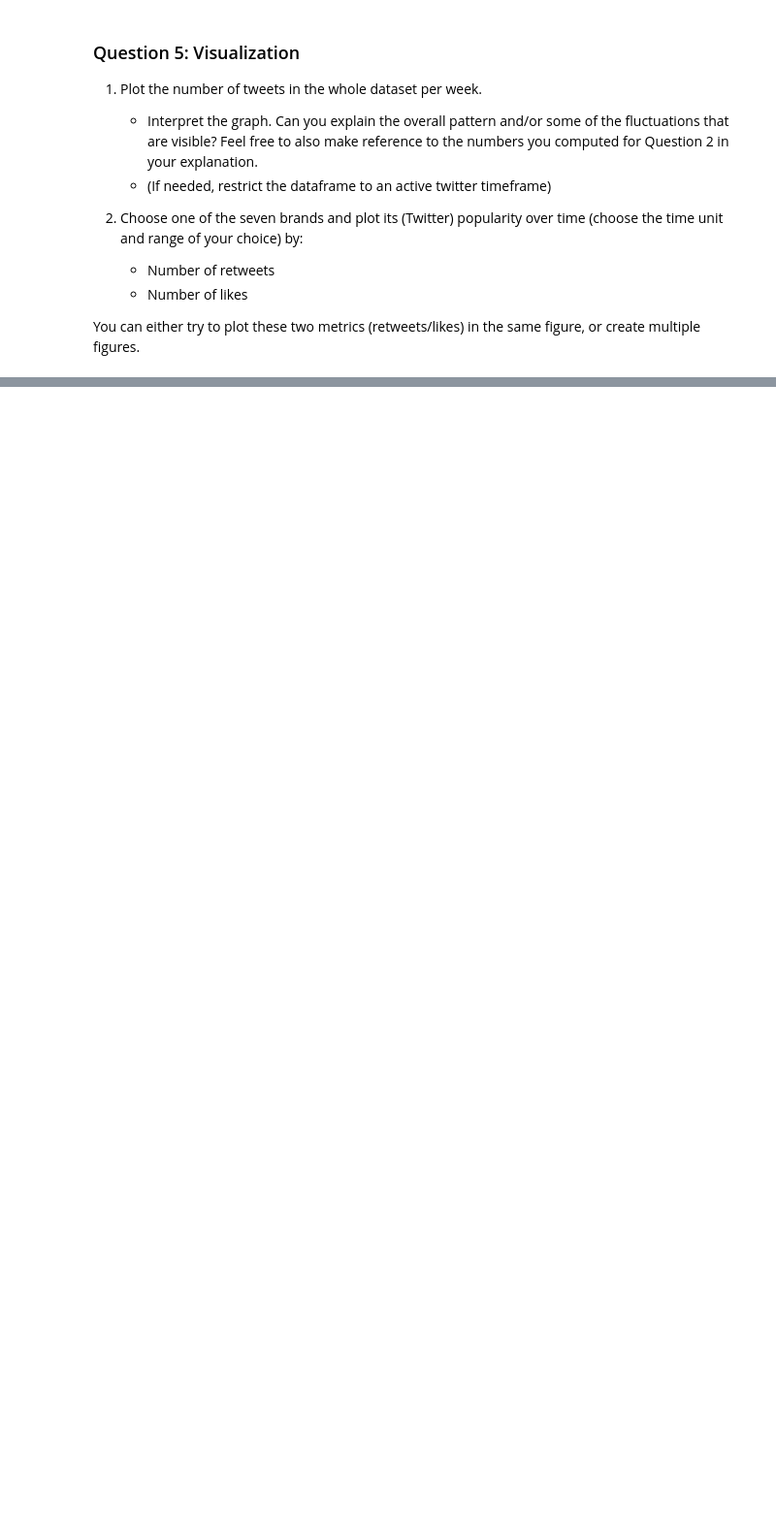
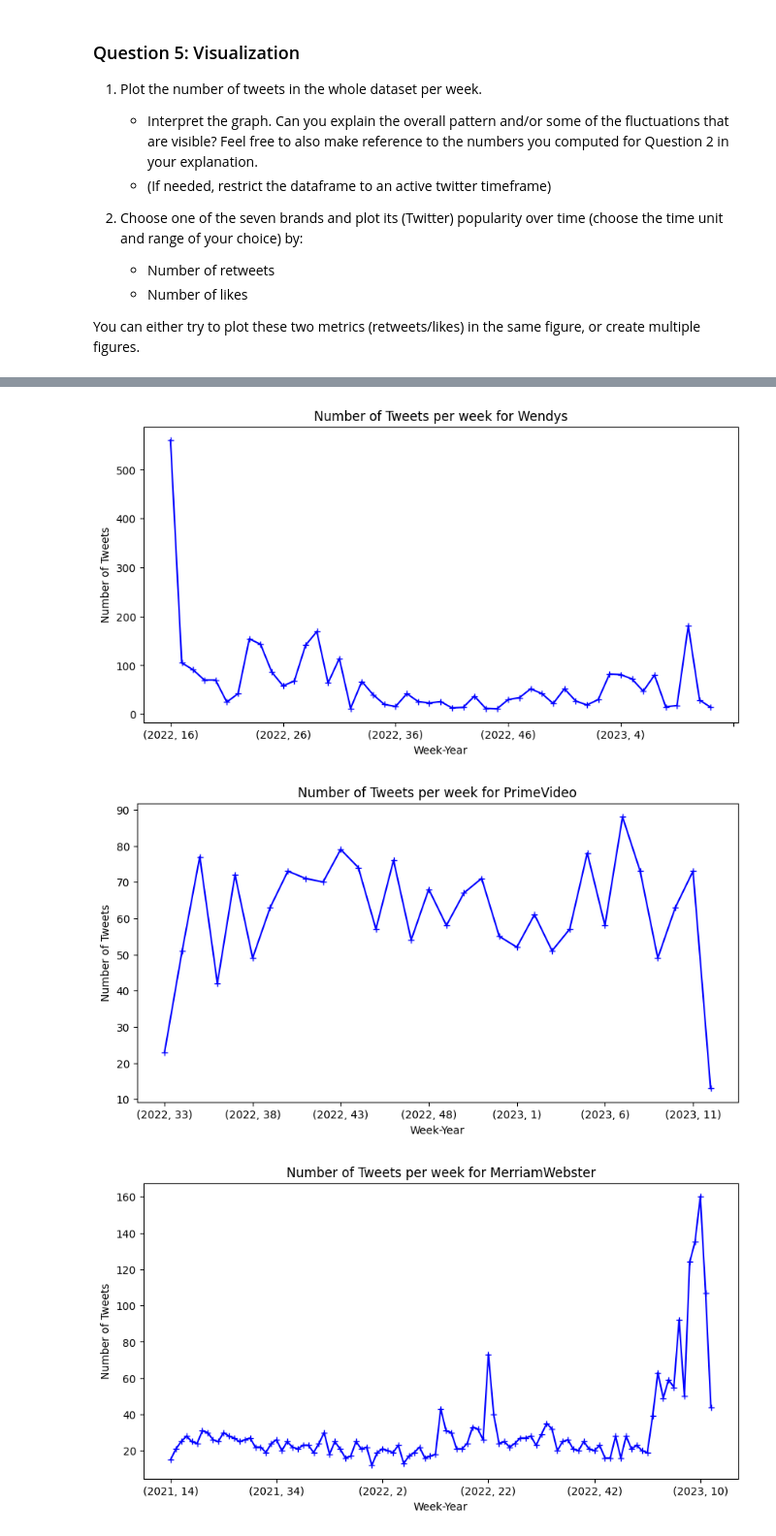
Before and after one commit to LeonardLehman/2023-coding-the-humanities, a Jupyter notebook: notebooks/CtH-final/Exam_CtH_2023.ipynb, the cells around one changed output, grey strips where cells are left out. Shown at 97% size. Saved outputs shown, nothing was run; the diff lists cells and outputs as text; code cells hidden in the pictures; blank space fills up the shorter version.

```diff
--- a/notebooks/CtH-final/Exam_CtH_2023.ipynb
+++ b/notebooks/CtH-final/Exam_CtH_2023.ipynb
@@ -415,0 +446,7 @@ brand_interactions(df_tweets, 'username')
+# %%
+for brand in df_tweets['username'].unique():
+    make_weekly_plot(df_tweets, brand)
+# %% [output]
+[figure, added]
+[figure, added]
+[figure, added]
```
Also changed, not shown: parts of 5 cells of this notebook.
